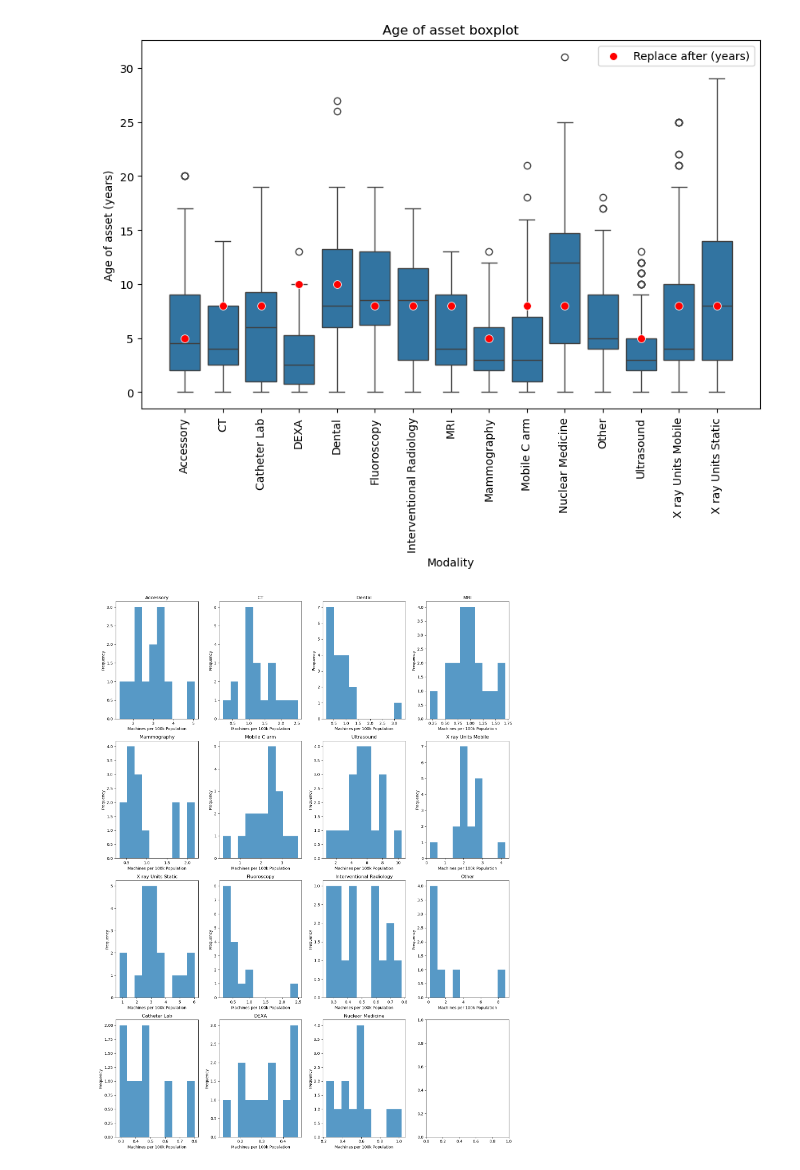
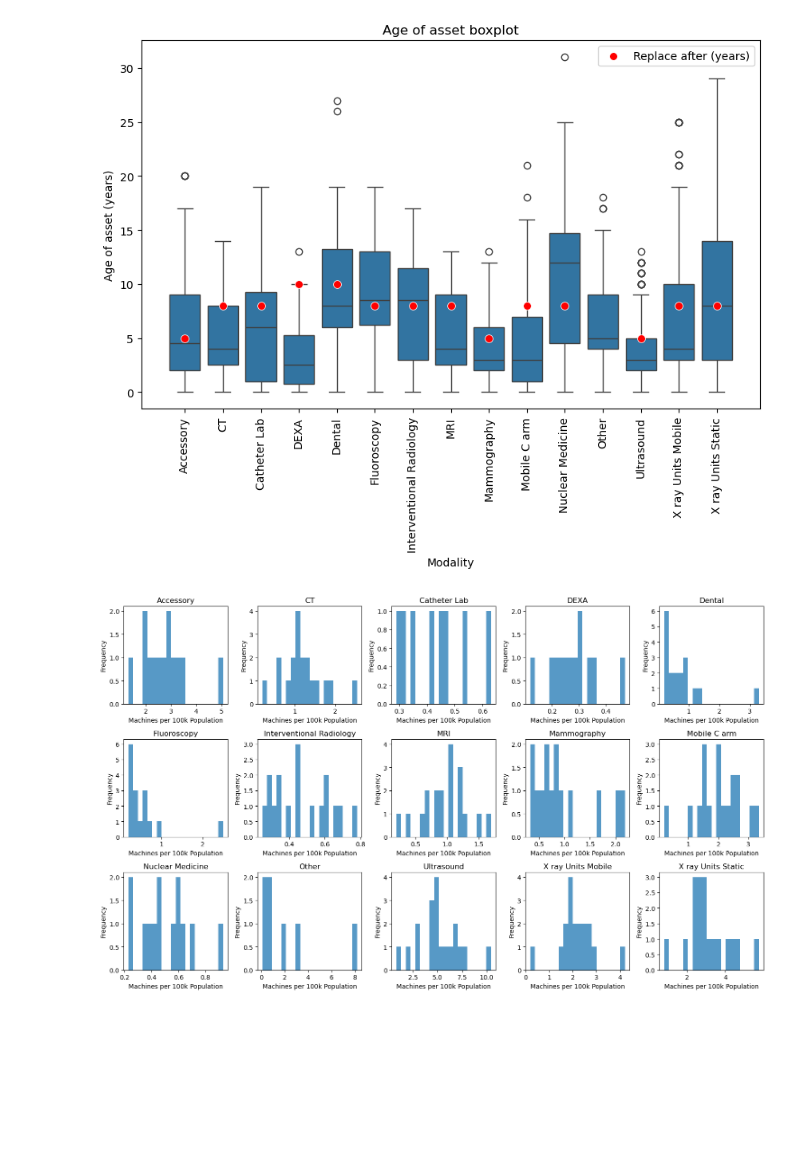
Before and after one commit to martindata999/imaging-assets-replacement, a Jupyter notebook: imaging-asset-replacement.ipynb, the cells around one changed output. Drawn from its saved outputs; the diff is of its cells as text; code cells hidden in the pictures; blank space fills up the shorter version.

Commit message:
Histo tidy ups

```diff
--- a/imaging-asset-replacement.ipynb
+++ b/imaging-asset-replacement.ipynb
@@ -493,35 +504,35 @@ org_pop = {
 
 # Group data by org and modality
 df_pop = df.groupby(['OrganisationCode', 'Modality_Der']).count().reset_index()
 
 # Add pop data to the DataFrame
 df_pop['org_pop'] = df_pop.apply(lambda row: org_pop[(row['OrganisationCode'])], axis=1)
 
 # Drop columns and tidy up names
 df_pop = df_pop[['OrganisationCode', 'Modality_Der', 'OrganisationName', 'org_pop']]
 df_pop = df_pop.rename(columns={'OrganisationName': 'count'})
 
 # Create calculated field for machines by pop, then pivot
 df_pop['machines_per_100k_pop'] = round(df_pop['count'] / (df_pop['org_pop'] / 100000), 2)
 
 # Plot histograms, one for each Modality_Der
-modalities = df_pop['Modality_Der'].unique()
+modalities = sorted(df_pop['Modality_Der'].unique())
 num_modalities = len(modalities)
-num_cols = 4
+num_cols = 5
 num_rows = (num_modalities + num_cols - 1) // num_cols  # Calculate the number of rows needed
 
-fig, axs = plt.subplots(num_rows, num_cols, figsize=(15, 5 * num_rows))
+fig, axs = plt.subplots(num_rows, num_cols, figsize=(15, 3 * num_rows))
 
 for idx, modality in enumerate(modalities):
     row = idx // num_cols
     col = idx % num_cols
     ax = axs[row, col]
     subset = df_pop[df_pop['Modality_Der'] == modality]
-    ax.hist(subset['machines_per_100k_pop'], bins=10, alpha=0.75)
+    ax.hist(subset['machines_per_100k_pop'], bins=20, alpha=0.75)
     ax.set_title(f'{modality}')
     ax.set_xlabel('Machines per 100k Population')
     ax.set_ylabel('Frequency')
 
 plt.tight_layout()
 # %% [output]
-[figure, old version]
+[figure, new version]
```
Also changed, not shown: parts of 4 cells of this notebook.
